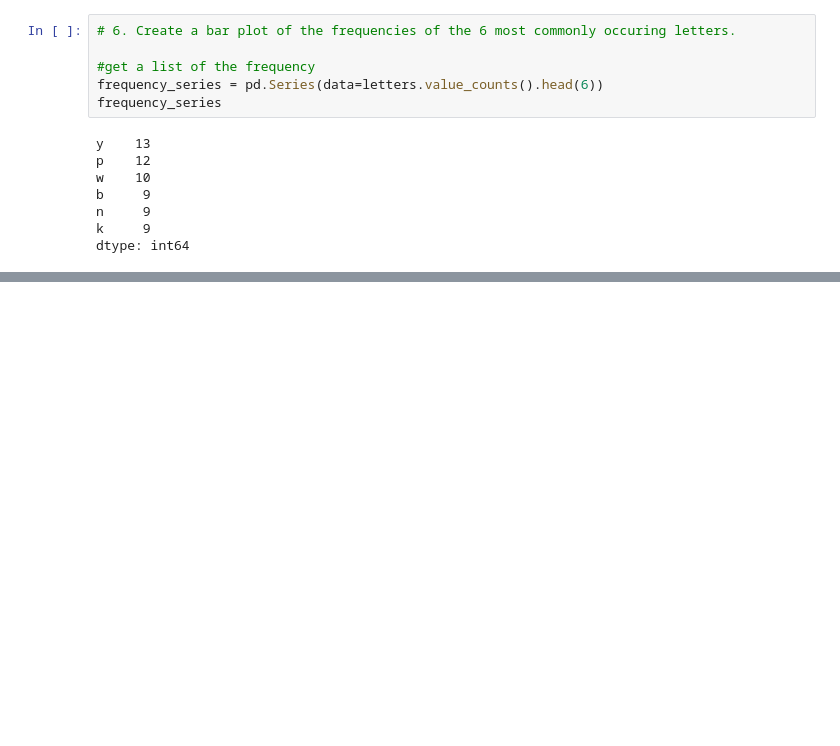
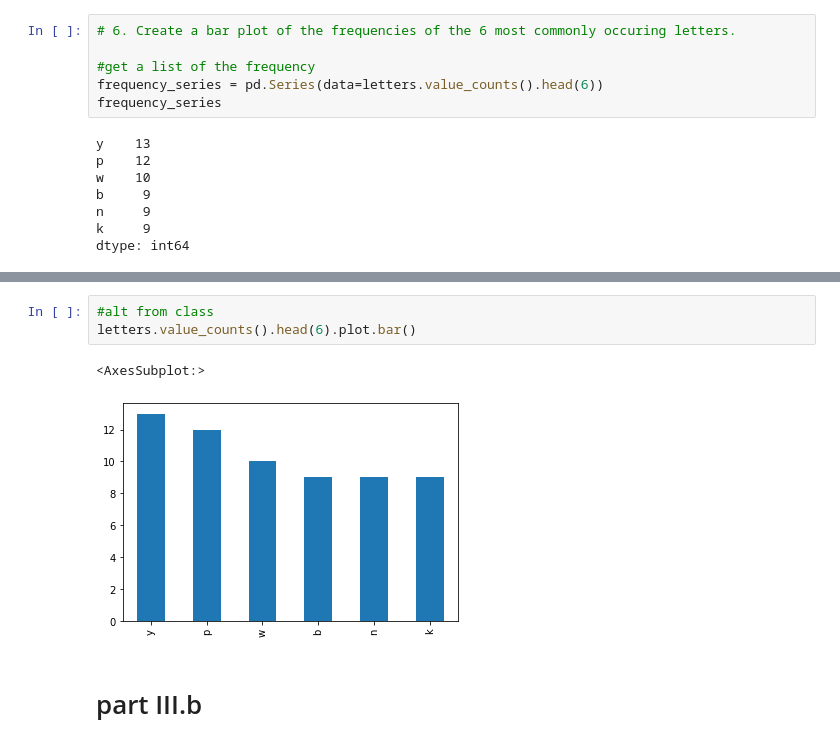
Before and after one commit to stephenfitzsimon/numpy-pandas-visualization-exercises, a Jupyter notebook: pandas_series.ipynb, the cells around one changed output, grey strips where cells are left out. Drawn from its saved outputs; the diff is of its cells as text; blank space fills up the shorter version.

```diff
--- a/pandas_series.ipynb
+++ b/pandas_series.ipynb
@@ -570,0 +384,8 @@ dtype: int64
+# %%
+#alt from class
+letters.value_counts().head(6).plot.bar()
+# %% [output]
+<AxesSubplot:>
+[figure, added]
+# %% [markdown]
+# part III.b
```
Also changed, not shown: parts of 55 cells of this notebook, 2 other files.
